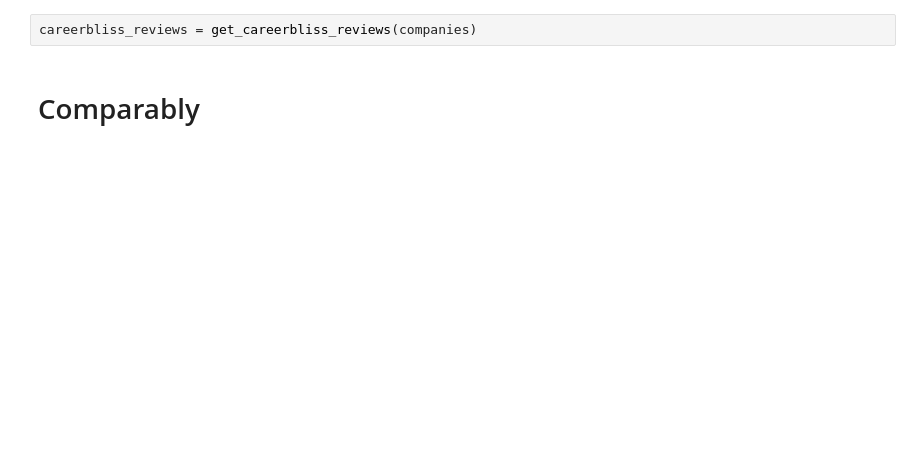
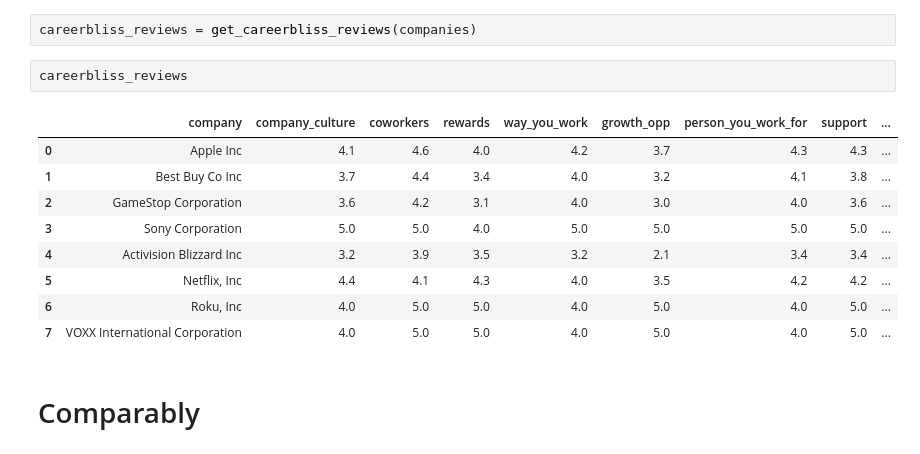
Before and after one commit to mwirtz946/esg_materiality_analysis, a Jupyter notebook: archive/question_1.ipynb, the cells around one changed output. Saved outputs shown, nothing was run; the diff lists cells and outputs as text; blank space fills up the shorter version.

```diff
--- a/archive/question_1.ipynb
+++ b/archive/question_1.ipynb
@@ -272,6 +286,18 @@ def get_careerbliss_reviews(companies):
     return careerbliss_reviews
 # %%
 careerbliss_reviews = get_careerbliss_reviews(companies)
+# %%
+careerbliss_reviews
+# %% [output]
+|  | company | company_culture | coworkers | rewards | way_you_work | growth_opp | person_you_work_for | support | ... |
+| 0 | Apple Inc | 4.1 | 4.6 | 4.0 | 4.2 | 3.7 | 4.3 | 4.3 | ... |
+| 1 | Best Buy Co Inc | 3.7 | 4.4 | 3.4 | 4.0 | 3.2 | 4.1 | 3.8 | ... |
+| 2 | GameStop Corporation | 3.6 | 4.2 | 3.1 | 4.0 | 3.0 | 4.0 | 3.6 | ... |
+| 3 | Sony Corporation | 5.0 | 5.0 | 4.0 | 5.0 | 5.0 | 5.0 | 5.0 | ... |
+| 4 | Activision Blizzard Inc | 3.2 | 3.9 | 3.5 | 3.2 | 2.1 | 3.4 | 3.4 | ... |
+| 5 | Netflix, Inc | 4.4 | 4.1 | 4.3 | 4.0 | 3.5 | 4.2 | 4.2 | ... |
+| 6 | Roku, Inc | 4.0 | 5.0 | 5.0 | 4.0 | 5.0 | 4.0 | 5.0 | ... |
+| 7 | VOXX International Corporation | 4.0 | 5.0 | 5.0 | 4.0 | 5.0 | 4.0 | 5.0 | ... |
 # %% [markdown]
 # Comparably
 # %%
```
Also changed, not shown: parts of 26 cells of this notebook.
